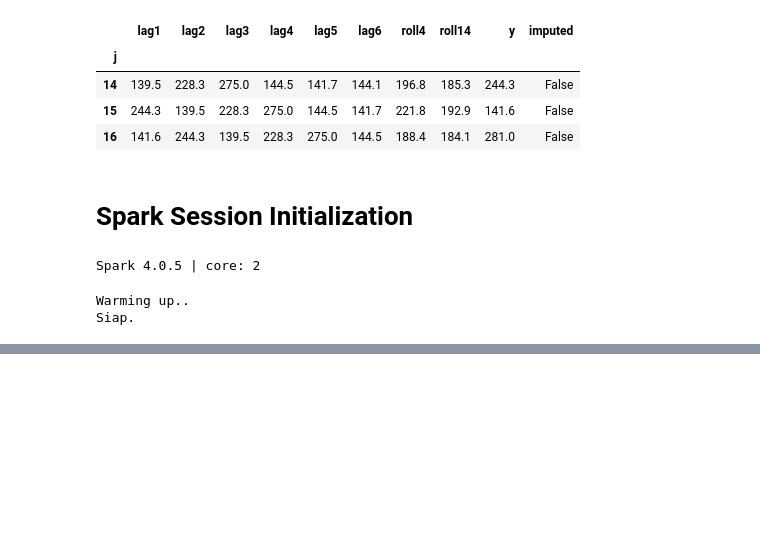
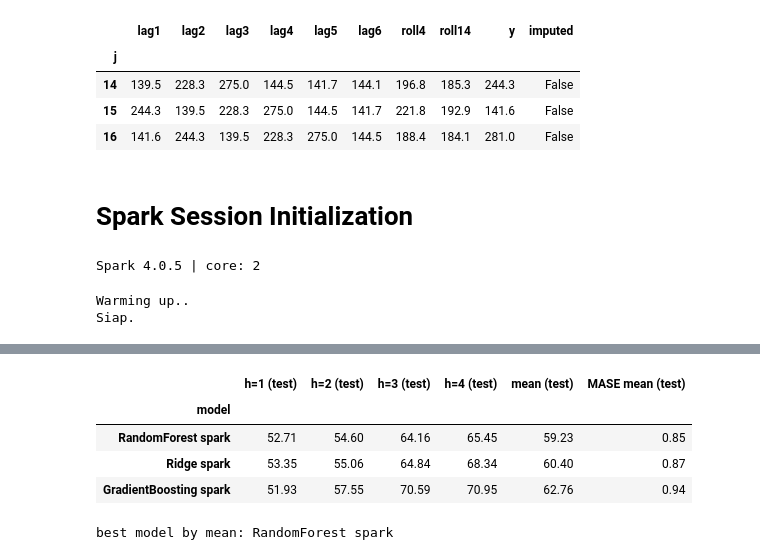
Before and after one commit to axelkrnwn/tes, a Jupyter notebook: code.ipynb, the cells around one changed output, grey strips where cells are left out. Drawn from its saved outputs; the diff is of its cells as text; code cells hidden in the pictures; blank space fills up the shorter version.

```diff
--- a/code.ipynb
+++ b/code.ipynb
@@ -279,0 +281,17 @@ GradientBoosting  CV-RMSE= 55.457 | tuning 168.5s (16 fit) | terbaik: {'maxDepth
+# %%
+pv = R.pivot_table(index="model", columns=["split", "h"], values="RMSE")
+multi = pd.DataFrame({f"h={h} (test)": pv[("test", h)] for h in H_LIST})
+multi["mean (test)"] = multi.mean(axis=1)
+multi["MASE mean (test)"] = R[R.split == "test"].groupby("model")["MASE"].mean()
+multi = multi.sort_values("mean (test)").round(2)
+display(multi)
+
+BEST = multi.index[0]
+print("best model by mean:", BEST)
+# %% [output]
+|  | h=1 (test) | h=2 (test) | h=3 (test) | h=4 (test) | mean (test) | MASE mean (test) |
+| model |  |  |  |  |  |  |
+| RandomForest spark | 52.71 | 54.60 | 64.16 | 65.45 | 59.23 | 0.85 |
+| Ridge spark | 53.35 | 55.06 | 64.84 | 68.34 | 60.40 | 0.87 |
+| GradientBoosting spark | 51.93 | 57.55 | 70.59 | 70.95 | 62.76 | 0.94 |
+best model by mean: RandomForest spark
```
Also changed, not shown: parts of 5 cells of this notebook.
